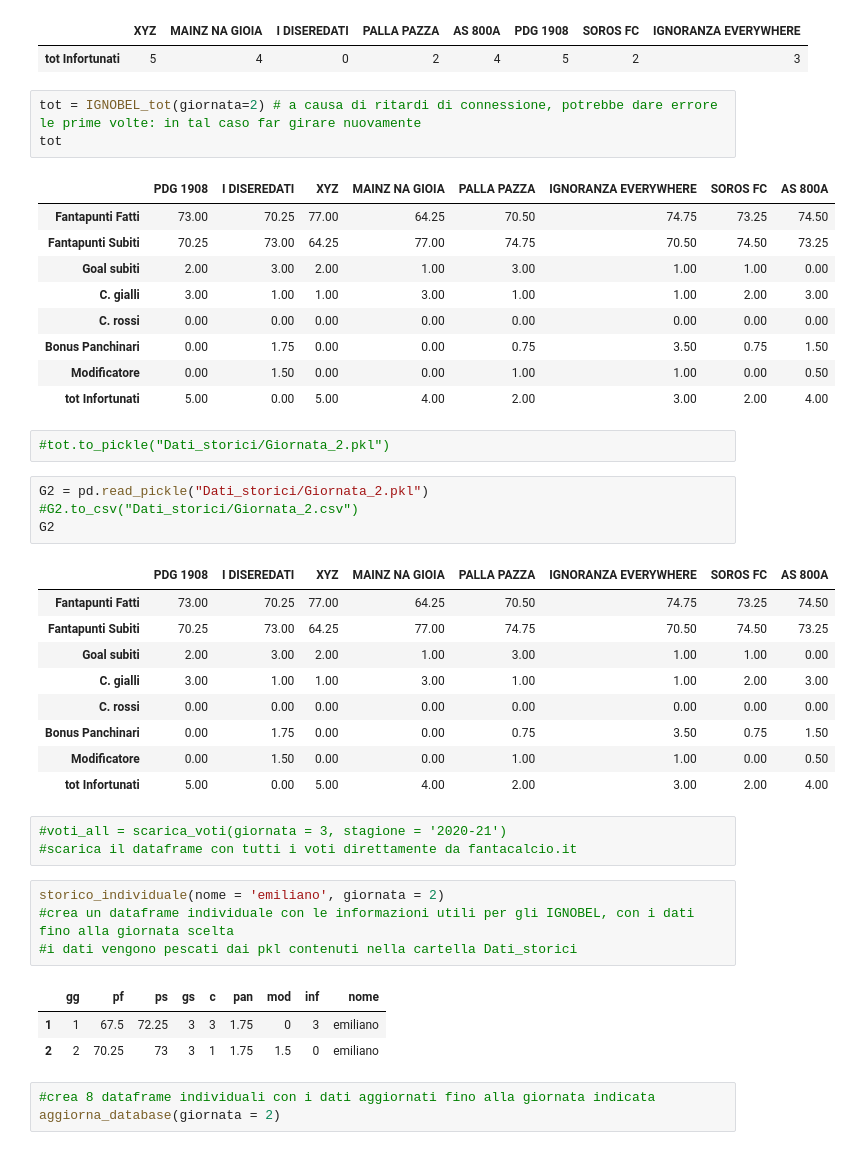
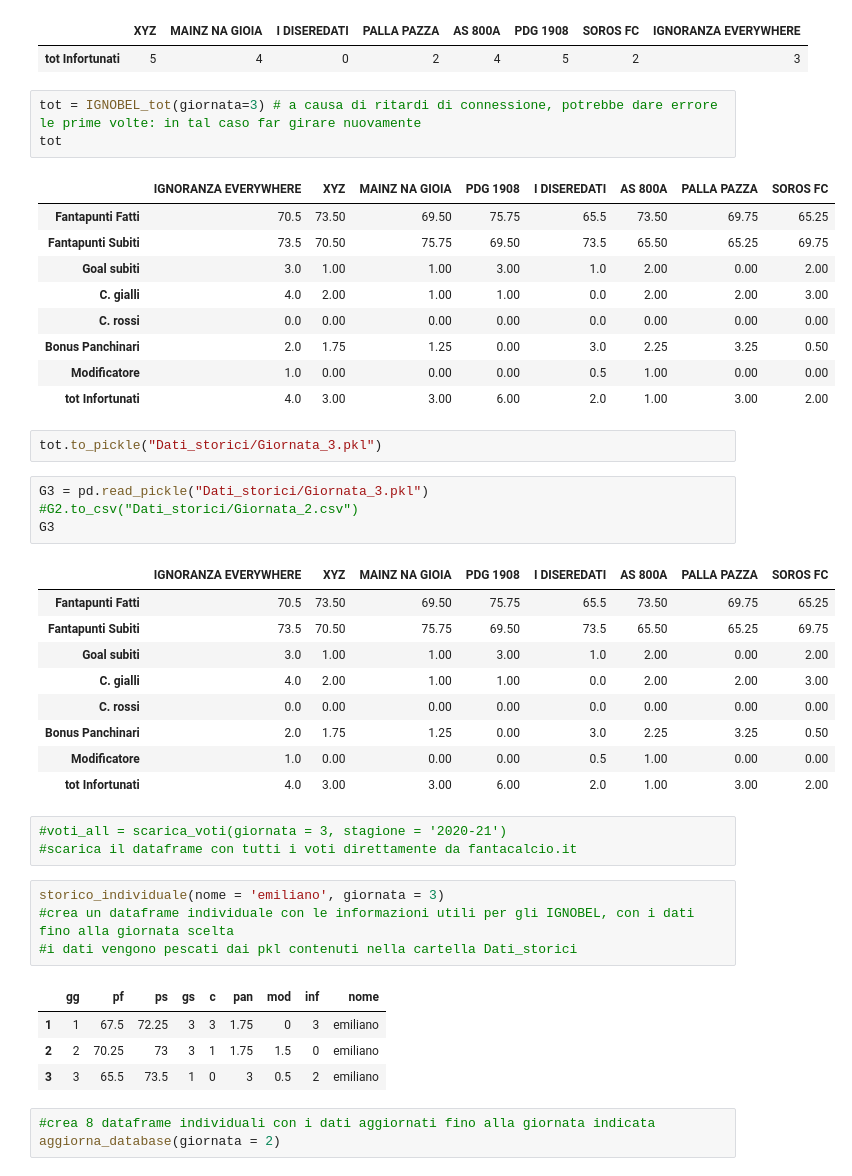
Before and after one commit to lucaagozzino/Fantapalla_simulazioni, a Jupyter notebook: IGNOBEL/IGNOBEL.ipynb, the cells around one changed output. Cells and saved outputs as stored; diff of their text form.

```diff
--- a/IGNOBEL/IGNOBEL.ipynb
+++ b/IGNOBEL/IGNOBEL.ipynb
@@ -43,45 +43,46 @@ CI
 |  | XYZ | MAINZ NA GIOIA | I DISEREDATI | PALLA PAZZA | AS 800A | PDG 1908 | SOROS FC | IGNORANZA EVERYWHERE |
 | tot Infortunati | 5 | 4 | 0 | 2 | 4 | 5 | 2 | 3 |
 # %%
-tot = IGNOBEL_tot(giornata=2) # a causa di ritardi di connessione, potrebbe dare errore le prime volte: in tal caso far girare nuovamente
+tot = IGNOBEL_tot(giornata=3) # a causa di ritardi di connessione, potrebbe dare errore le prime volte: in tal caso far girare nuovamente
 tot
 # %% [output]
-|  | PDG 1908 | I DISEREDATI | XYZ | MAINZ NA GIOIA | PALLA PAZZA | IGNORANZA EVERYWHERE | SOROS FC | AS 800A |
-| Fantapunti Fatti | 73.00 | 70.25 | 77.00 | 64.25 | 70.50 | 74.75 | 73.25 | 74.50 |
-| Fantapunti Subiti | 70.25 | 73.00 | 64.25 | 77.00 | 74.75 | 70.50 | 74.50 | 73.25 |
-| Goal subiti | 2.00 | 3.00 | 2.00 | 1.00 | 3.00 | 1.00 | 1.00 | 0.00 |
-| C. gialli | 3.00 | 1.00 | 1.00 | 3.00 | 1.00 | 1.00 | 2.00 | 3.00 |
-| C. rossi | 0.00 | 0.00 | 0.00 | 0.00 | 0.00 | 0.00 | 0.00 | 0.00 |
-| Bonus Panchinari | 0.00 | 1.75 | 0.00 | 0.00 | 0.75 | 3.50 | 0.75 | 1.50 |
-| Modificatore | 0.00 | 1.50 | 0.00 | 0.00 | 1.00 | 1.00 | 0.00 | 0.50 |
-| tot Infortunati | 5.00 | 0.00 | 5.00 | 4.00 | 2.00 | 3.00 | 2.00 | 4.00 |
+|  | IGNORANZA EVERYWHERE | XYZ | MAINZ NA GIOIA | PDG 1908 | I DISEREDATI | AS 800A | PALLA PAZZA | SOROS FC |
+| Fantapunti Fatti | 70.5 | 73.50 | 69.50 | 75.75 | 65.5 | 73.50 | 69.75 | 65.25 |
+| Fantapunti Subiti | 73.5 | 70.50 | 75.75 | 69.50 | 73.5 | 65.50 | 65.25 | 69.75 |
+| Goal subiti | 3.0 | 1.00 | 1.00 | 3.00 | 1.0 | 2.00 | 0.00 | 2.00 |
+| C. gialli | 4.0 | 2.00 | 1.00 | 1.00 | 0.0 | 2.00 | 2.00 | 3.00 |
+| C. rossi | 0.0 | 0.00 | 0.00 | 0.00 | 0.0 | 0.00 | 0.00 | 0.00 |
+| Bonus Panchinari | 2.0 | 1.75 | 1.25 | 0.00 | 3.0 | 2.25 | 3.25 | 0.50 |
+| Modificatore | 1.0 | 0.00 | 0.00 | 0.00 | 0.5 | 1.00 | 0.00 | 0.00 |
+| tot Infortunati | 4.0 | 3.00 | 3.00 | 6.00 | 2.0 | 1.00 | 3.00 | 2.00 |
 # %%
-#tot.to_pickle("Dati_storici/Giornata_2.pkl")
+tot.to_pickle("Dati_storici/Giornata_3.pkl")
 # %%
-G2 = pd.read_pickle("Dati_storici/Giornata_2.pkl")
+G3 = pd.read_pickle("Dati_storici/Giornata_3.pkl")
 #G2.to_csv("Dati_storici/Giornata_2.csv")
-G2
+G3
 # %% [output]
-|  | PDG 1908 | I DISEREDATI | XYZ | MAINZ NA GIOIA | PALLA PAZZA | IGNORANZA EVERYWHERE | SOROS FC | AS 800A |
-| Fantapunti Fatti | 73.00 | 70.25 | 77.00 | 64.25 | 70.50 | 74.75 | 73.25 | 74.50 |
-| Fantapunti Subiti | 70.25 | 73.00 | 64.25 | 77.00 | 74.75 | 70.50 | 74.50 | 73.25 |
-| Goal subiti | 2.00 | 3.00 | 2.00 | 1.00 | 3.00 | 1.00 | 1.00 | 0.00 |
-| C. gialli | 3.00 | 1.00 | 1.00 | 3.00 | 1.00 | 1.00 | 2.00 | 3.00 |
-| C. rossi | 0.00 | 0.00 | 0.00 | 0.00 | 0.00 | 0.00 | 0.00 | 0.00 |
-| Bonus Panchinari | 0.00 | 1.75 | 0.00 | 0.00 | 0.75 | 3.50 | 0.75 | 1.50 |
-| Modificatore | 0.00 | 1.50 | 0.00 | 0.00 | 1.00 | 1.00 | 0.00 | 0.50 |
-| tot Infortunati | 5.00 | 0.00 | 5.00 | 4.00 | 2.00 | 3.00 | 2.00 | 4.00 |
+|  | IGNORANZA EVERYWHERE | XYZ | MAINZ NA GIOIA | PDG 1908 | I DISEREDATI | AS 800A | PALLA PAZZA | SOROS FC |
+| Fantapunti Fatti | 70.5 | 73.50 | 69.50 | 75.75 | 65.5 | 73.50 | 69.75 | 65.25 |
+| Fantapunti Subiti | 73.5 | 70.50 | 75.75 | 69.50 | 73.5 | 65.50 | 65.25 | 69.75 |
+| Goal subiti | 3.0 | 1.00 | 1.00 | 3.00 | 1.0 | 2.00 | 0.00 | 2.00 |
+| C. gialli | 4.0 | 2.00 | 1.00 | 1.00 | 0.0 | 2.00 | 2.00 | 3.00 |
+| C. rossi | 0.0 | 0.00 | 0.00 | 0.00 | 0.0 | 0.00 | 0.00 | 0.00 |
+| Bonus Panchinari | 2.0 | 1.75 | 1.25 | 0.00 | 3.0 | 2.25 | 3.25 | 0.50 |
+| Modificatore | 1.0 | 0.00 | 0.00 | 0.00 | 0.5 | 1.00 | 0.00 | 0.00 |
+| tot Infortunati | 4.0 | 3.00 | 3.00 | 6.00 | 2.0 | 1.00 | 3.00 | 2.00 |
 # %%
 #voti_all = scarica_voti(giornata = 3, stagione = '2020-21')
 #scarica il dataframe con tutti i voti direttamente da fantacalcio.it
 # %%
-storico_individuale(nome = 'emiliano', giornata = 2)
+storico_individuale(nome = 'emiliano', giornata = 3)
 #crea un dataframe individuale con le informazioni utili per gli IGNOBEL, con i dati fino alla giornata scelta
 #i dati vengono pescati dai pkl contenuti nella cartella Dati_storici
 # %% [output]
 |  | gg | pf | ps | gs | c | pan | mod | inf | nome |
 | 1 | 1 | 67.5 | 72.25 | 3 | 3 | 1.75 | 0 | 3 | emiliano |
 | 2 | 2 | 70.25 | 73 | 3 | 1 | 1.75 | 1.5 | 0 | emiliano |
+| 3 | 3 | 65.5 | 73.5 | 1 | 0 | 3 | 0.5 | 2 | emiliano |
 # %%
 #crea 8 dataframe individuali con i dati aggiornati fino alla giornata indicata
 aggiorna_database(giornata = 2)
```
Also changed, not shown: 2 other files.
